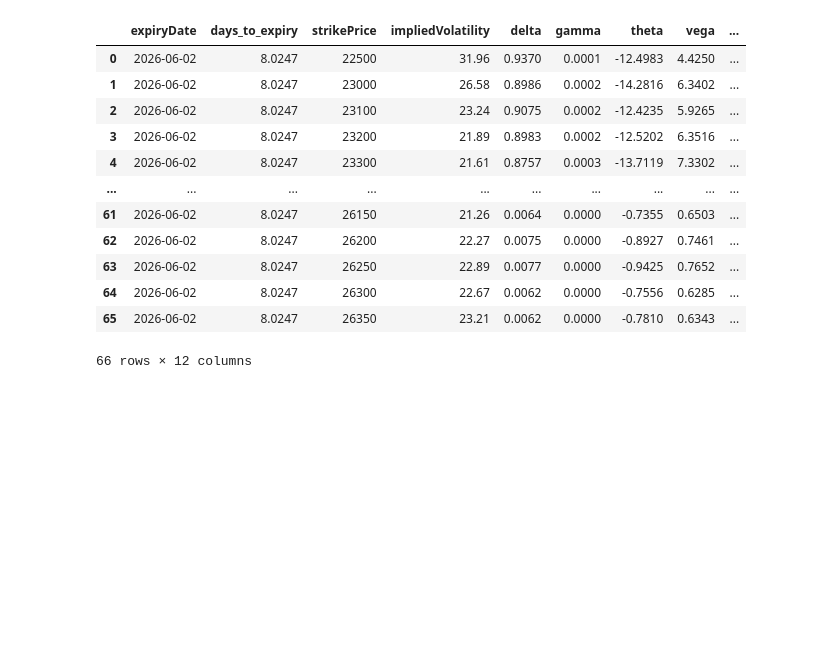
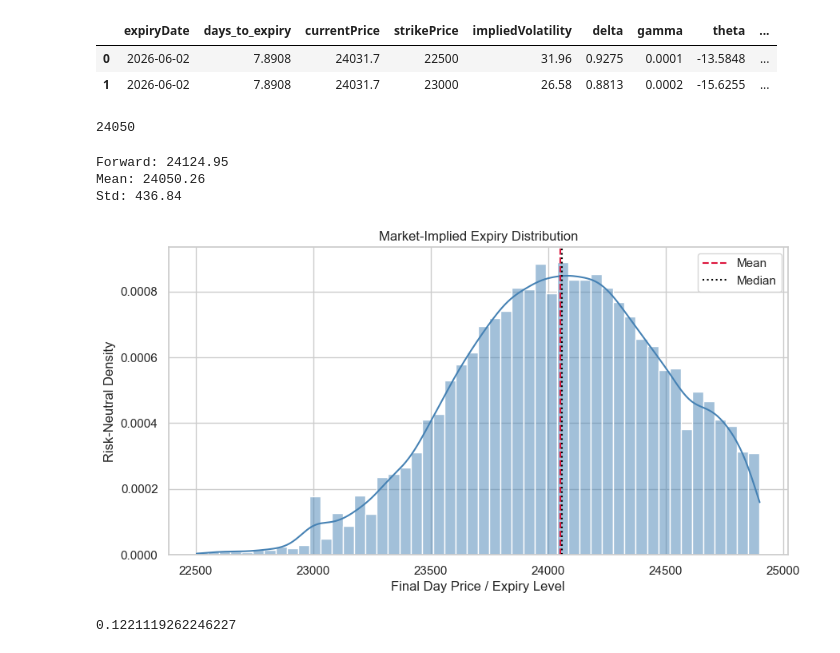
Before and after one commit to PhanindraParashar/options-trading, a Jupyter notebook: Experiments/eda.ipynb, the cells around one changed output. Drawn from its saved outputs; the diff is of its cells as text; code cells hidden in the pictures; blank space fills up the shorter version.

Commit message:
add distributions

```diff
--- a/Experiments/eda.ipynb
+++ b/Experiments/eda.ipynb
@@ -14,3 +15,5 @@ nifty_data["returns_close_std_14d"] = (
 )
 # %%
 NIFTY50 = OptionsChain(derivative="NIFTY",LOT_SIZE=65)
+CE = NIFTY50.get_ce(r=0.071, expiry="2026-06-02", recompute_iv=False, min_traded_qty=100)
+PE = NIFTY50.get_pe(r=0.071, expiry="2026-06-02", recompute_iv=False, min_traded_qty=100)
@@ -38,17 +20,30 @@ NIFTY50.expiries()
-# %%
-CE = NIFTY50.get_ce(r=0.07, expiry="2026-06-02", recompute_iv=False, min_traded_qty=100)
-CE
-# %% [output]
-|  | expiryDate | days_to_expiry | strikePrice | impliedVolatility | delta | gamma | theta | vega | ... |
-| 0 | 2026-06-02 | 8.0247 | 22500 | 31.96 | 0.9370 | 0.0001 | -12.4983 | 4.4250 | ... |
-| 1 | 2026-06-02 | 8.0247 | 23000 | 26.58 | 0.8986 | 0.0002 | -14.2816 | 6.3402 | ... |
-| 2 | 2026-06-02 | 8.0247 | 23100 | 23.24 | 0.9075 | 0.0002 | -12.4235 | 5.9265 | ... |
-| 3 | 2026-06-02 | 8.0247 | 23200 | 21.89 | 0.8983 | 0.0002 | -12.5202 | 6.3516 | ... |
-| 4 | 2026-06-02 | 8.0247 | 23300 | 21.61 | 0.8757 | 0.0003 | -13.7119 | 7.3302 | ... |
-| ... | ... | ... | ... | ... | ... | ... | ... | ... | ... |
-| 61 | 2026-06-02 | 8.0247 | 26150 | 21.26 | 0.0064 | 0.0000 | -0.7355 | 0.6503 | ... |
-| 62 | 2026-06-02 | 8.0247 | 26200 | 22.27 | 0.0075 | 0.0000 | -0.8927 | 0.7461 | ... |
-| 63 | 2026-06-02 | 8.0247 | 26250 | 22.89 | 0.0077 | 0.0000 | -0.9425 | 0.7652 | ... |
-| 64 | 2026-06-02 | 8.0247 | 26300 | 22.67 | 0.0062 | 0.0000 | -0.7556 | 0.6285 | ... |
-| 65 | 2026-06-02 | 8.0247 | 26350 | 23.21 | 0.0062 | 0.0000 | -0.7810 | 0.6343 | ... |
-66 rows × 12 columns
+# %%
+CE.head(2)
+# %% [output]
+|  | expiryDate | days_to_expiry | currentPrice | strikePrice | impliedVolatility | delta | gamma | theta | ... |
+| 0 | 2026-06-02 | 7.8908 | 24031.7 | 22500 | 31.96 | 0.9275 | 0.0001 | -13.5848 | ... |
+| 1 | 2026-06-02 | 7.8908 | 24031.7 | 23000 | 26.58 | 0.8813 | 0.0002 | -15.6255 | ... |
+# %%
+NIFTY50.atm_strike()
+# %% [output]
+24050
+# %%
+bl = BreedenLitzenberger(risk_free_rate=0.071, n_samples=20_000)
+
+dist = bl.estimate(
+    CE,
+    PE,
+    expiry="2026-06-02",
+)
+
+
+print("Forward:", round(dist["diagnostics"]["forward"], 2))
+print("Mean:", round(dist["mean_implied_expiry_level"], 2))
+print("Std:", round(dist["standard_deviation"], 2))
+
+
+final_day_price_samples = dist["samples"]  # numpy array with 10k sampled expiry levels
+# %% [output]
+Forward: 24124.95
+Mean: 24050.26
+Std: 436.84
@@ -54,0 +53,30 @@ CE
+# %%
+import seaborn as sns
+import matplotlib.pyplot as plt
+
+sns.set_theme(style="whitegrid")
+
+fig, ax = plt.subplots(figsize=(10, 5))
+sns.histplot(
+    final_day_price_samples,
+    bins=50,
+    stat="density",
+    kde=True,
+    color="steelblue",
+    edgecolor="white",
+    ax=ax,
+)
+
+ax.axvline(dist["mean_implied_expiry_level"], color="crimson", linestyle="--", label="Mean")
+ax.axvline(dist["quantiles"]["50%"], color="black", linestyle=":", label="Median")
+ax.set_title("Market-Implied Expiry Distribution")
+ax.set_xlabel("Final Day Price / Expiry Level")
+ax.set_ylabel("Risk-Neutral Density")
+ax.legend()
+plt.show()
+# %% [output]
+[figure, added]
+# %%
+distribution_iv
+# %% [output]
+0.1221119262246227
```
Also changed, not shown: parts of 3 cells of this notebook, 4 other files.
